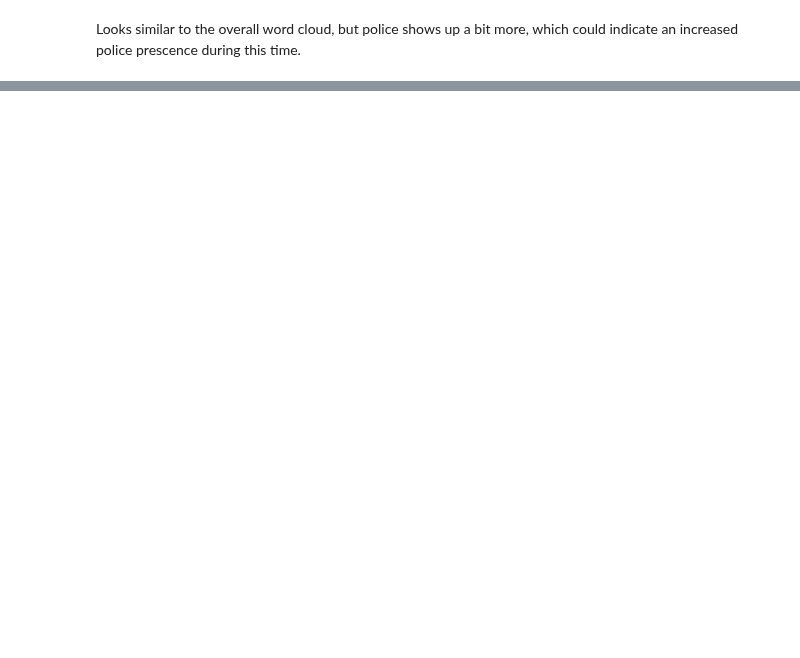
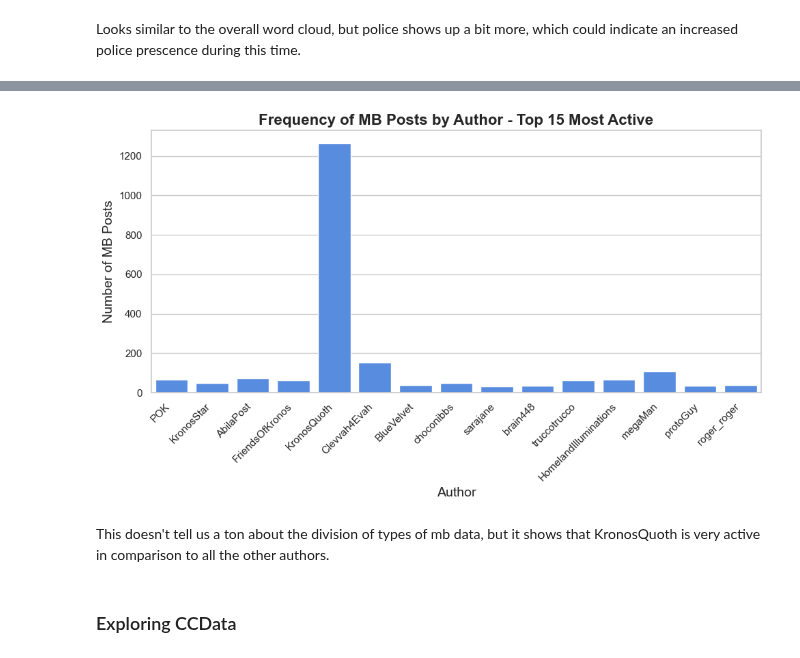
Before and after one commit to sydneybulatao/CS178-Final, a Jupyter notebook: Q1/Q1.ipynb, the cells around one changed output, grey strips where cells are left out. Saved outputs shown, nothing was run; the diff lists cells and outputs as text; code cells hidden in the pictures; blank space fills up the shorter version.

Commit message:
Add more EDA on separated ccdata and mbdata

```diff
--- a/Q1/Q1.ipynb
+++ b/Q1/Q1.ipynb
@@ -144,0 +169,26 @@ Looks similar to the overall word cloud, but police shows up a bit more, which c
+# %%
+# Authors and message frequency
+
+# Plot top 15 most active authors
+top_authors = mb_df['author'].value_counts().nlargest(15).index
+mb_data_top_authors = mb_df[mb_df['author'].isin(top_authors)]
+
+sns.set(style="whitegrid")
+plt.figure(figsize=(10, 6))
+sns.countplot(data=mb_data_top_authors, x='author', color='#4287f5')
+
+# Labels & title
+plt.title('Frequency of MB Posts by Author - Top 15 Most Active', fontsize=16, weight='bold')
+plt.xlabel('Author', fontsize=14)
+plt.ylabel('Number of MB Posts', fontsize=14)
+plt.xticks(rotation=45, ha='right')
+
+plt.grid(True, axis='y')
+plt.tight_layout()
+plt.show()
+# %% [output]
+[figure, added]
+# %% [markdown]
+This doesn't tell us a ton about the division of types of mb data, but it shows that KronosQuoth is very active in comparison to all the other authors.
+# %% [markdown]
+### Exploring CCData
```
Also changed, not shown: parts of 12 cells of this notebook.
